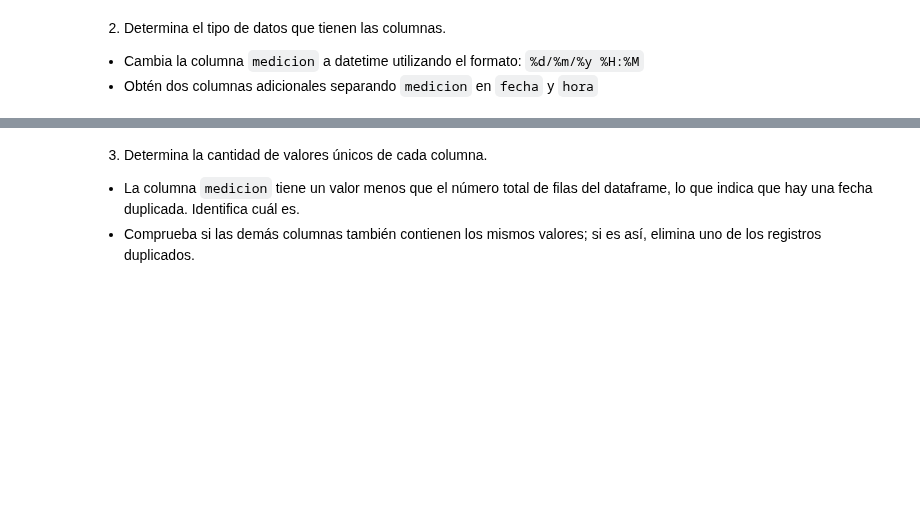
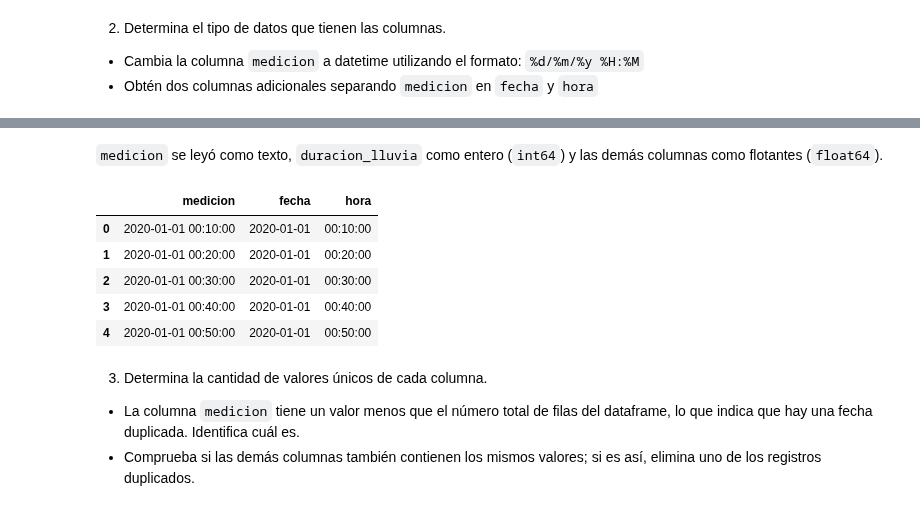
Before and after one commit to Aaron3312/Especializacion-ia, a Jupyter notebook: ciencia-analitica-datos/actividad-02-pandas/Actividad2AnalisisPandas.ipynb, the cells around one changed output, grey strips where cells are left out. Saved outputs shown, nothing was run; the diff lists cells and outputs as text; code cells hidden in the pictures; blank space fills up the shorter version.

```diff
--- a/ciencia-analitica-datos/actividad-02-pandas/Actividad2AnalisisPandas.ipynb
+++ b/ciencia-analitica-datos/actividad-02-pandas/Actividad2AnalisisPandas.ipynb
@@ -52,3 +123,17 @@ Los datos meteorológicos fueron registrados cada 10 minutos e incluyen los sigu
+# %% [markdown]
+`medicion` se leyó como texto, `duracion_lluvia` como entero (`int64`) y las demás columnas como flotantes (`float64`).
+# %%
+weather_df['medicion'] = pd.to_datetime(weather_df['medicion'], format='%d/%m/%y %H:%M')
+weather_df['fecha'] = weather_df['medicion'].dt.date
+weather_df['hora'] = weather_df['medicion'].dt.time
+weather_df[['medicion', 'fecha', 'hora']].head()
+# %% [output]
+|  | medicion | fecha | hora |
+| 0 | 2020-01-01 00:10:00 | 2020-01-01 | 00:10:00 |
+| 1 | 2020-01-01 00:20:00 | 2020-01-01 | 00:20:00 |
+| 2 | 2020-01-01 00:30:00 | 2020-01-01 | 00:30:00 |
+| 3 | 2020-01-01 00:40:00 | 2020-01-01 | 00:40:00 |
+| 4 | 2020-01-01 00:50:00 | 2020-01-01 | 00:50:00 |
 # %% [markdown]
 3. Determina la cantidad de valores únicos de cada columna.
 - La columna `medicion` tiene un valor menos que el número total de filas del dataframe, lo que indica que hay una fecha duplicada. Identifica cuál es.
```
Also changed, not shown: parts of 24 cells of this notebook.
